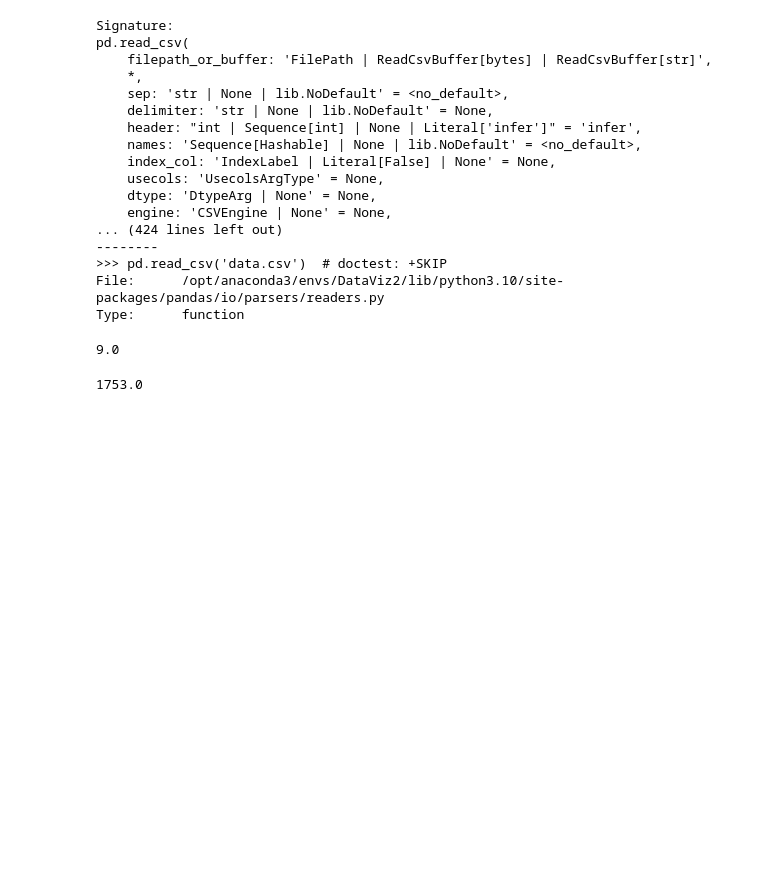
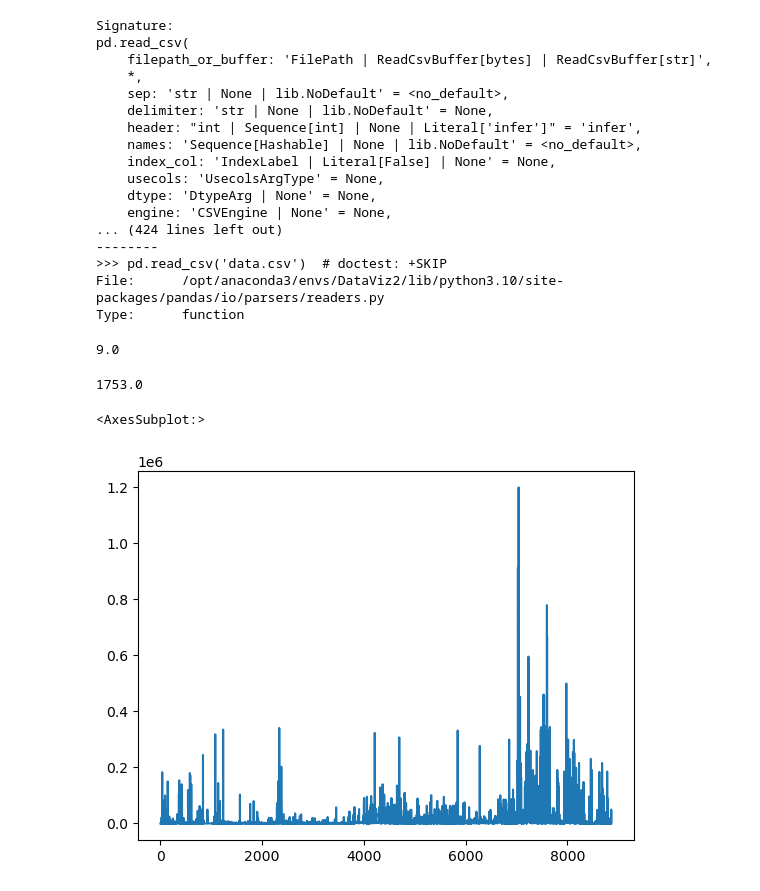
Before and after one commit to WiDS-Urbana-Champaign/WiDS-Urbana-Champaign.github.io, a Jupyter notebook: week02/inClass_week02.ipynb, the cells around one changed output. Cells and saved outputs as stored; diff of their text form; code cells hidden in the pictures; blank space fills up the shorter version.

```diff
--- a/week02/inClass_week02.ipynb
+++ b/week02/inClass_week02.ipynb
@@ -229,3 +229,8 @@ buildings['Square Footage'].min()
 buildings['Year Constructed'].min()
 # %% [output]
 1753.0
+# %%
+buildings['Square Footage'].plot()
+# %% [output]
+<AxesSubplot:>
+[figure, added]
```
Also changed, not shown: parts of 2 cells of this notebook.
